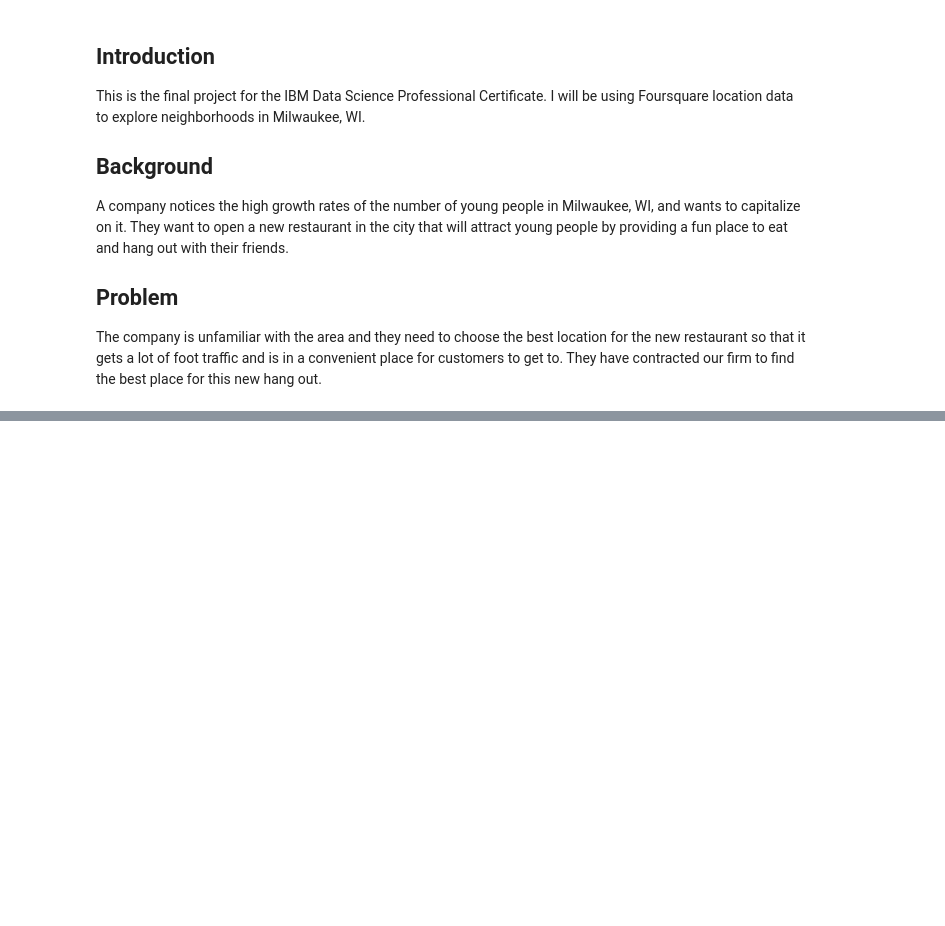
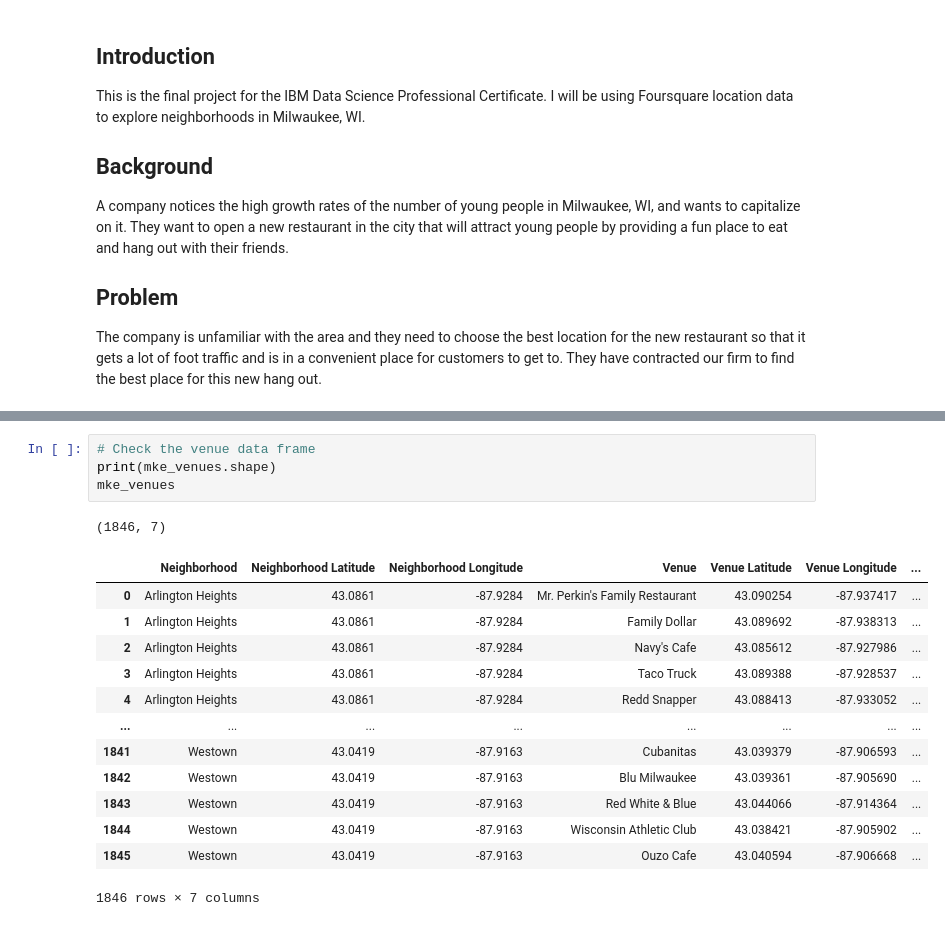
Before and after one commit to michaelball460/Coursera_Capstone, a Jupyter notebook: Capstone/BattleOfNeighborhoods.ipynb, the cells around one changed output, grey strips where cells are left out. Saved outputs shown, nothing was run; the diff lists cells and outputs as text; blank space fills up the shorter version.

```diff
--- a/Capstone/BattleOfNeighborhoods.ipynb
+++ b/Capstone/BattleOfNeighborhoods.ipynb
@@ -16,0 +156,19 @@ The second data source I will be using is venue data from the Foursquare API. I
+# %%
+# Check the venue data frame
+print(mke_venues.shape)
+mke_venues
+# %% [output]
+(1846, 7)
+|  | Neighborhood | Neighborhood Latitude | Neighborhood Longitude | Venue | Venue Latitude | Venue Longitude | ... |
+| 0 | Arlington Heights | 43.0861 | -87.9284 | Mr. Perkin's Family Restaurant | 43.090254 | -87.937417 | ... |
+| 1 | Arlington Heights | 43.0861 | -87.9284 | Family Dollar | 43.089692 | -87.938313 | ... |
+| 2 | Arlington Heights | 43.0861 | -87.9284 | Navy's Cafe | 43.085612 | -87.927986 | ... |
+| 3 | Arlington Heights | 43.0861 | -87.9284 | Taco Truck | 43.089388 | -87.928537 | ... |
+| 4 | Arlington Heights | 43.0861 | -87.9284 | Redd Snapper | 43.088413 | -87.933052 | ... |
+| ... | ... | ... | ... | ... | ... | ... | ... |
+| 1841 | Westown | 43.0419 | -87.9163 | Cubanitas | 43.039379 | -87.906593 | ... |
+| 1842 | Westown | 43.0419 | -87.9163 | Blu Milwaukee | 43.039361 | -87.905690 | ... |
+| 1843 | Westown | 43.0419 | -87.9163 | Red White & Blue | 43.044066 | -87.914364 | ... |
+| 1844 | Westown | 43.0419 | -87.9163 | Wisconsin Athletic Club | 43.038421 | -87.905902 | ... |
+| 1845 | Westown | 43.0419 | -87.9163 | Ouzo Cafe | 43.040594 | -87.906668 | ... |
+1846 rows × 7 columns
```
Also changed, not shown: parts of 40 cells of this notebook, 1 other file.
